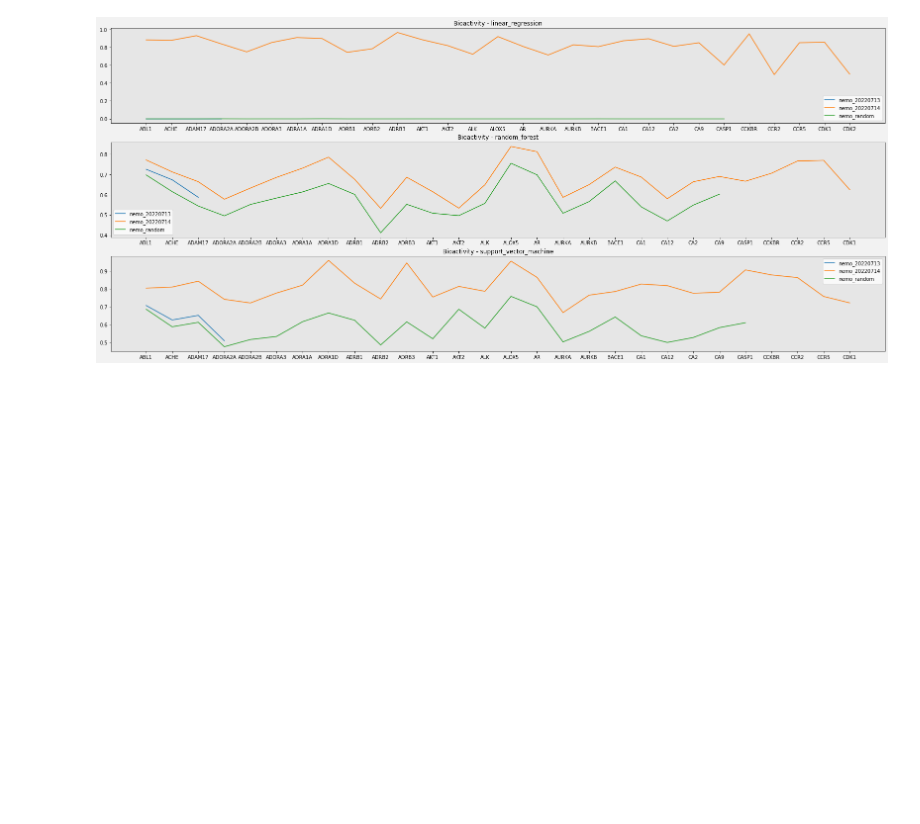
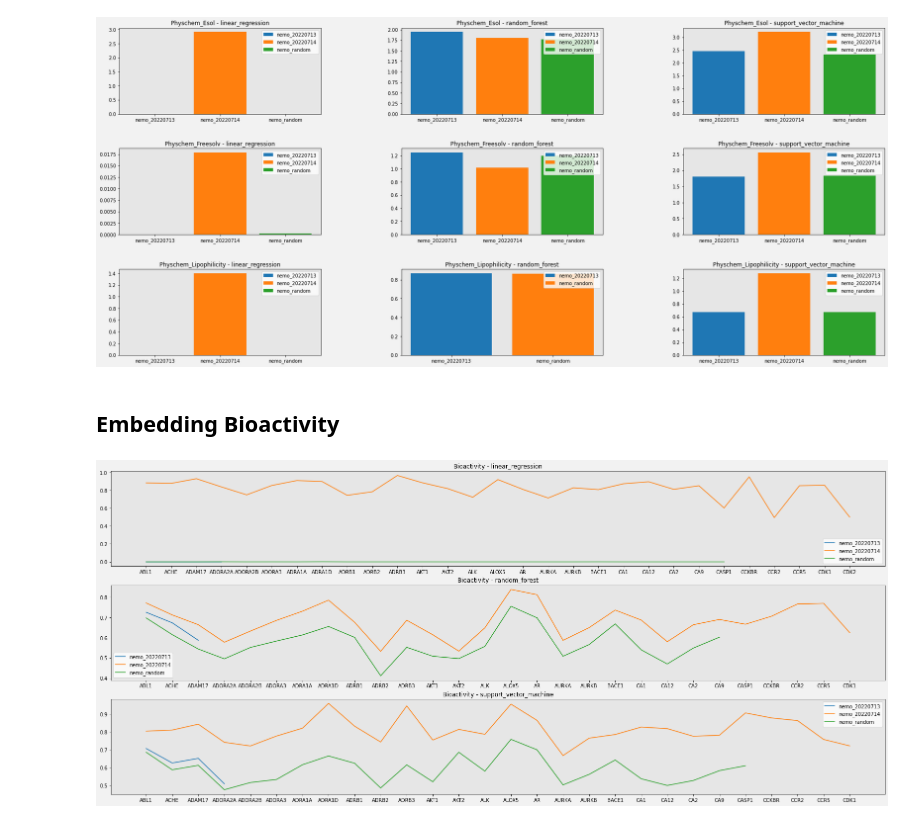
Before and after one commit to NVIDIA/cheminformatics, a Jupyter notebook: benchmark/nbs/plot_benchmark.ipynb, the cells around one changed output. Cells and saved outputs as stored; diff of their text form; code cells hidden in the pictures; blank space fills up the shorter version.

```diff
--- a/benchmark/nbs/embedding_bioactivities.ipynb
+++ b/benchmark/nbs/plot_benchmark.ipynb
@@ -19,3 +16,20 @@ def load_files(filenames):
         df = pd.read_csv(filename)
         df['exp_name'] = list(itertools.repeat(exp_name, df.shape[0]))
         yield (df)
+
+
+def plot_embedding(i, axs, model, model_df, label_col, chart_type='bar'):
+    axs.set_title(f'{name.title()} - {model}')
+    axs.set_facecolor((.9, .9, .9))
+
+    exp_names = []
+    for exp_name, plt_df in model_df.groupby(by=['exp_name']):
+        labels = plt_df[label_col]
+        values = plt_df['value']
+        if chart_type == 'bar':
+            axs.bar(labels, values)
+        elif chart_type == 'line':
+            axs.plot(labels, values)
+        exp_names.append(exp_name)
+
+    axs.legend(exp_names)
@@ -24 +68,37 @@ def load_files(filenames):
+# %%
+kpis = ['physchem']
+comparison_fld = 'exp_name'
+
+num_plots = 9
+plots_per_row = 3
+rows = math.ceil(num_plots / plots_per_row)
+fig = plt.figure(figsize=(28, (rows * 4)), facecolor=(.95, .95, .95))
+axs = fig.subplots(math.ceil(num_plots / plots_per_row),
+                   math.ceil(num_plots / rows))
+
+merged_axs = [elem for sublist in axs for elem in sublist]
+
+i = 0
+for kpi in kpis:
+    files = sorted(glob.glob(os.path.join(reports_dir, f'*-{kpi}*.csv'),
+                             recursive=False))
+    data_df = pd.concat(load_files(files))
+    data_df = data_df[data_df['model'].str.contains('linear_regression_y_*',regex=True) == False]
+    for name, name_df in data_df.groupby(by=['name']):
+        for model, model_df in name_df.groupby(by=['model']):
+            plot_embedding(i, merged_axs[i], model, model_df, 'exp_name', chart_type='bar')
+            i = i + 1
+model_df[['name', 'model', 'exp_name', 'value']]
+fig.show()
+fig.subplots_adjust(left=0.1,
+                    bottom=0.1,
+                    right=0.9,
+                    top=0.9,
+                    wspace=0.4,
+                    hspace=0.4)
+fig.savefig('embedding_metrics_physchem.png')
+# %% [output]
+[figure, added]
+# %% [markdown]
+## Embedding Bioactivity
 # %%
```
Also changed, not shown: parts of 5 cells of this notebook, 3 other files.
